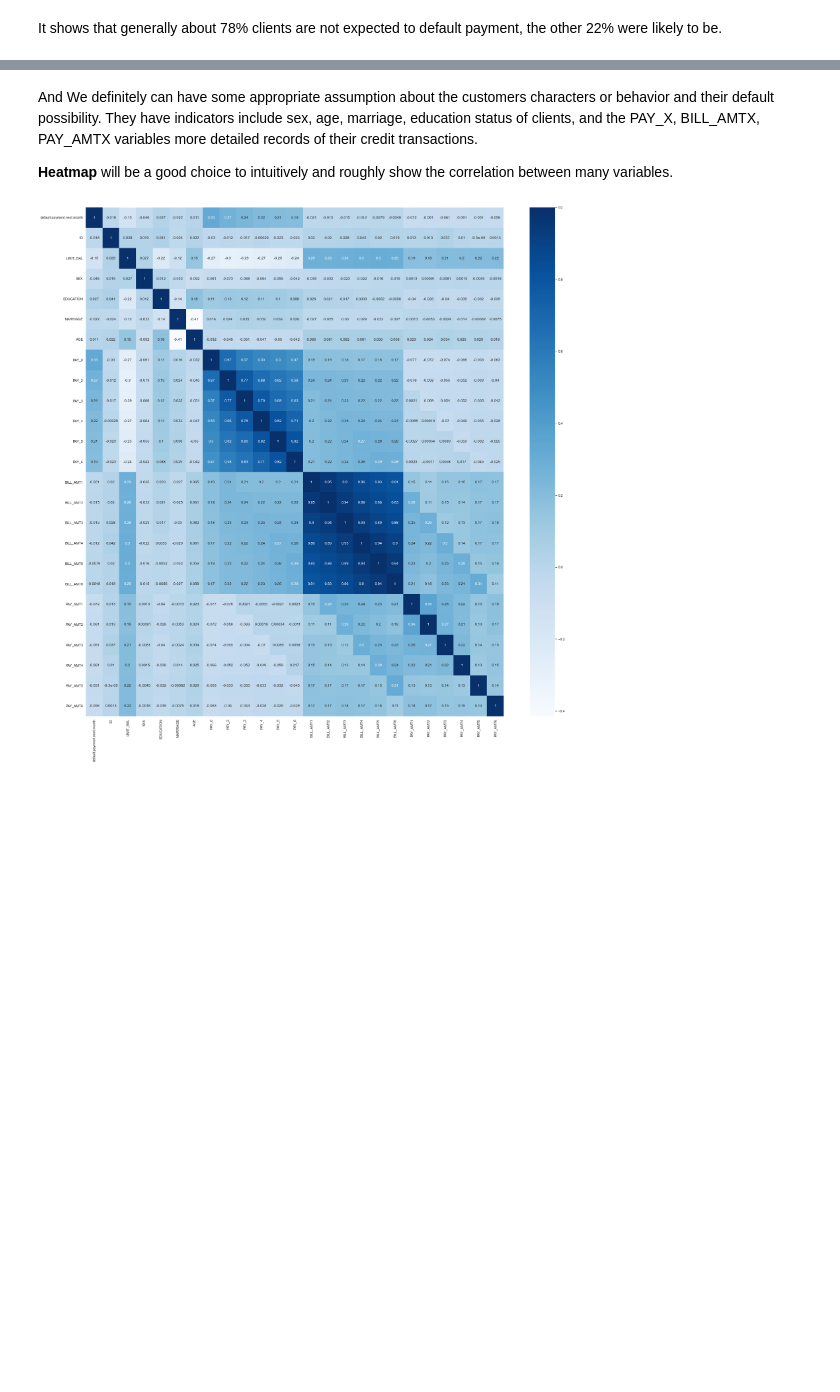
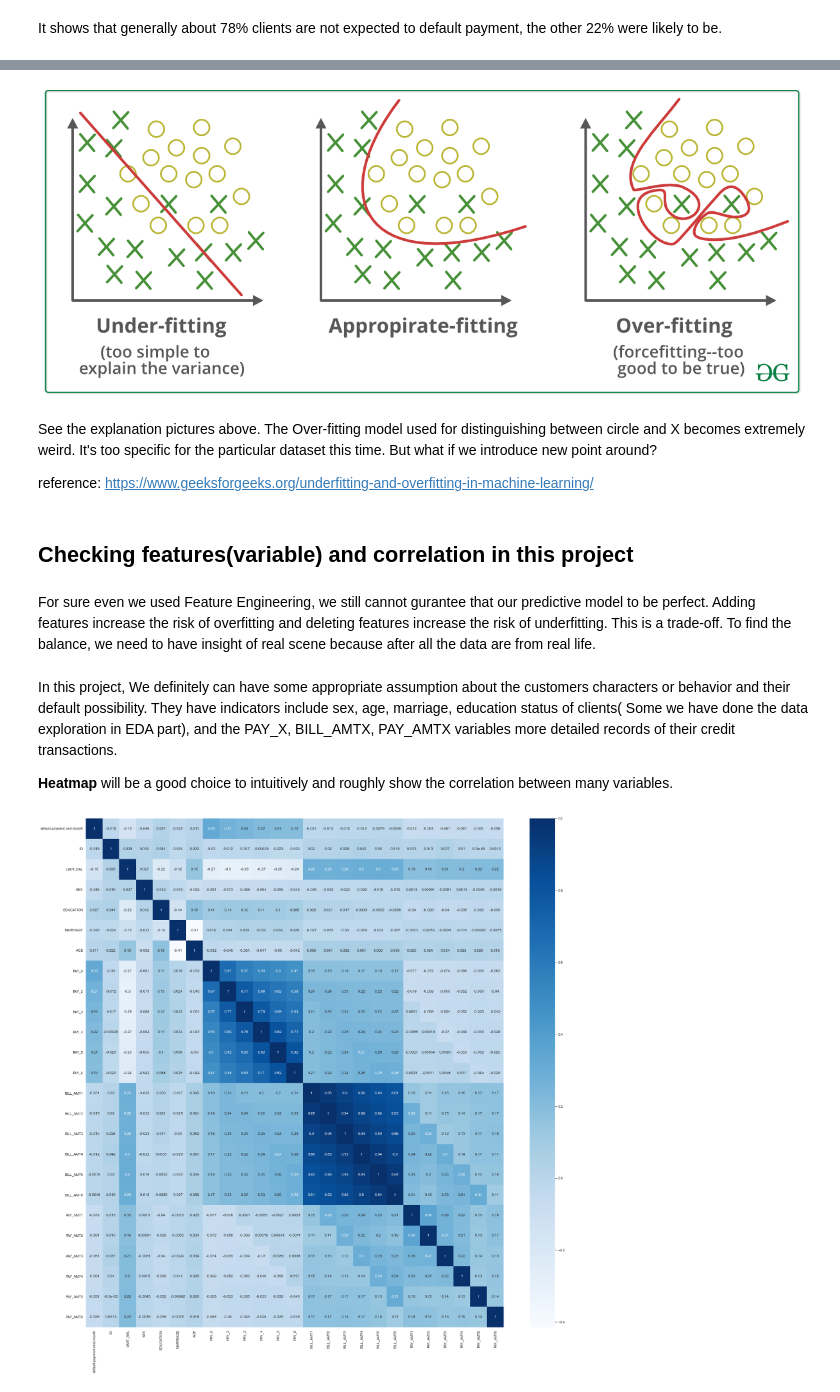
Before and after one commit to tyernapoleon/cpsc330blogpost, a Jupyter notebook: hw8blogpost.ipynb, the cells around one changed output, grey strips where cells are left out. Saved outputs shown, nothing was run; the diff lists cells and outputs as text; code cells hidden in the pictures; blank space fills up the shorter version.

```diff
--- a/hw8blogpost.ipynb
+++ b/hw8blogpost.ipynb
@@ -26,4 +66,20 @@ It shows that generally about 78% clients are not expected to default payment, t
+# %%
+from IPython.display import Image
+
+Image("plot_4.png")
+# %% [output]
+[figure, added]
+# %% [markdown]
+See the explanation pictures above. The Over-fitting model used for distinguishing between circle and X becomes extremely weird. It's too specific for the particular dataset this time. But what if we introduce new point around?
+
+reference: https://www.geeksforgeeks.org/underfitting-and-overfitting-in-machine-learning/
+# %% [markdown]
+## Checking features(variable) and correlation in this project
+# %% [markdown]
+For sure even we used Feature Engineering, we still cannot gurantee that our predictive model to be perfect. Adding features increase the risk of overfitting and deleting features increase the risk of underfitting. This is a trade-off. To find the balance, we need to have insight of real scene because after all the data are from real life.
 # %% [markdown]
-And We definitely can have some appropriate assumption about the customers characters or behavior and their default possibility. They have indicators include sex, age, marriage, education status of clients, and the PAY_X, BILL_AMTX, PAY_AMTX variables more detailed records of their credit transactions.
+
+
+In this project, We definitely can have some appropriate assumption about the customers characters or behavior and their default possibility. They have indicators include sex, age, marriage, education status of clients( Some we have done the data exploration in EDA part), and the PAY_X, BILL_AMTX, PAY_AMTX variables more detailed records of their credit transactions.
 
 **Heatmap** will be a good choice to intuitively and roughly show the correlation between many variables.
```
Also changed, not shown: parts of 20 cells of this notebook, 5 other files.
